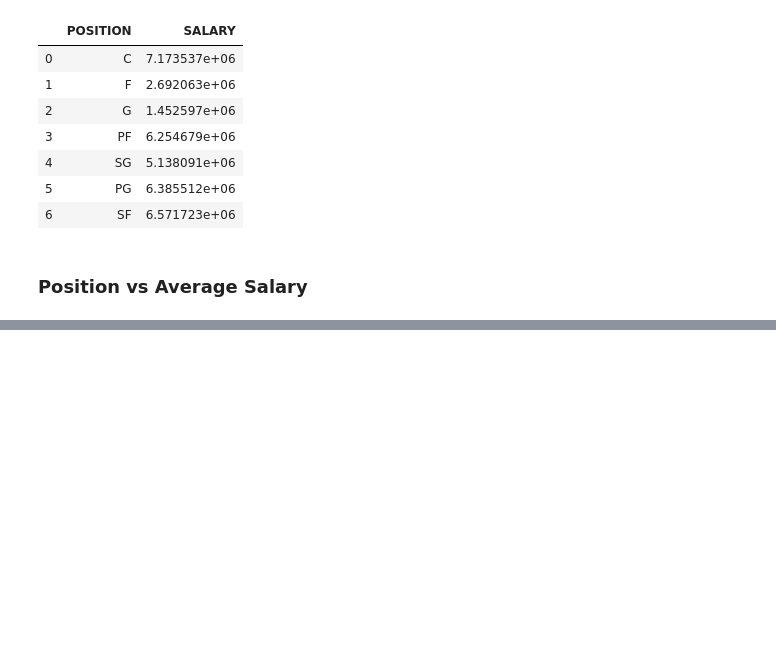
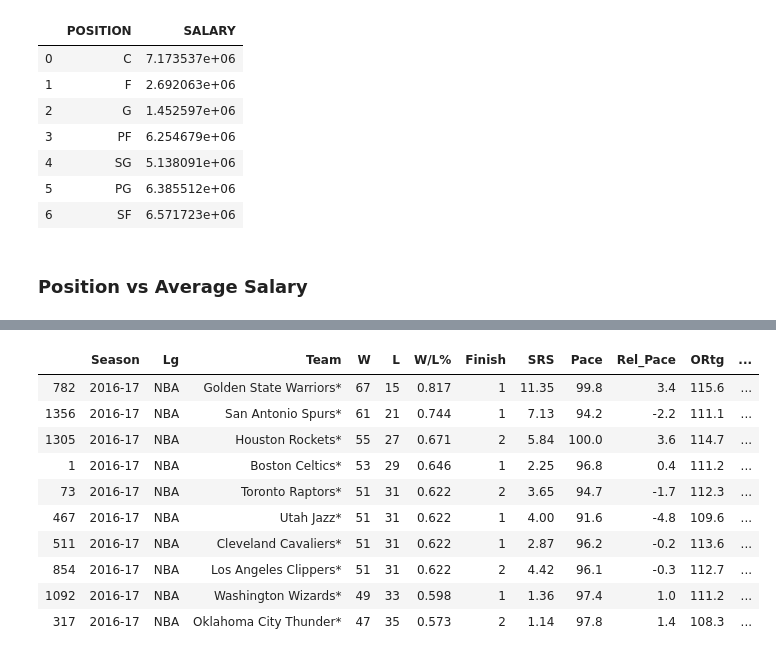
Before and after one commit to CS-UCR/cs105-prj-phase3-machine-mamba, a Jupyter notebook: Phase 2/phase_2.ipynb, the cells around one changed output, grey strips where cells are left out. Drawn from its saved outputs; the diff is of its cells as text; code cells hidden in the pictures; blank space fills up the shorter version.

```diff
--- a/Phase 2/phase_2.ipynb
+++ b/Phase 2/phase_2.ipynb
@@ -186,0 +186,18 @@ plt.show()
+# %%
+df_team_record = pd.read_csv("Team_Records.csv")
+indexNames = df_team_record[df_team_record['Season'] !='2016-17'].index
+df_team_record.drop(indexNames , inplace=True)
+df_team_record = df_team_record.nlargest(10, 'W/L%')
+df_team_record.head(10)
+# %% [output]
+|  | Season | Lg | Team | W | L | W/L% | Finish | SRS | Pace | Rel_Pace | ORtg | ... |
+| 782 | 2016-17 | NBA | Golden State Warriors* | 67 | 15 | 0.817 | 1 | 11.35 | 99.8 | 3.4 | 115.6 | ... |
+| 1356 | 2016-17 | NBA | San Antonio Spurs* | 61 | 21 | 0.744 | 1 | 7.13 | 94.2 | -2.2 | 111.1 | ... |
+| 1305 | 2016-17 | NBA | Houston Rockets* | 55 | 27 | 0.671 | 2 | 5.84 | 100.0 | 3.6 | 114.7 | ... |
+| 1 | 2016-17 | NBA | Boston Celtics* | 53 | 29 | 0.646 | 1 | 2.25 | 96.8 | 0.4 | 111.2 | ... |
+| 73 | 2016-17 | NBA | Toronto Raptors* | 51 | 31 | 0.622 | 2 | 3.65 | 94.7 | -1.7 | 112.3 | ... |
+| 467 | 2016-17 | NBA | Utah Jazz* | 51 | 31 | 0.622 | 1 | 4.00 | 91.6 | -4.8 | 109.6 | ... |
+| 511 | 2016-17 | NBA | Cleveland Cavaliers* | 51 | 31 | 0.622 | 1 | 2.87 | 96.2 | -0.2 | 113.6 | ... |
+| 854 | 2016-17 | NBA | Los Angeles Clippers* | 51 | 31 | 0.622 | 2 | 4.42 | 96.1 | -0.3 | 112.7 | ... |
+| 1092 | 2016-17 | NBA | Washington Wizards* | 49 | 33 | 0.598 | 1 | 1.36 | 97.4 | 1.0 | 111.2 | ... |
+| 317 | 2016-17 | NBA | Oklahoma City Thunder* | 47 | 35 | 0.573 | 2 | 1.14 | 97.8 | 1.4 | 108.3 | ... |
```
Also changed, not shown: parts of 9 cells of this notebook.
